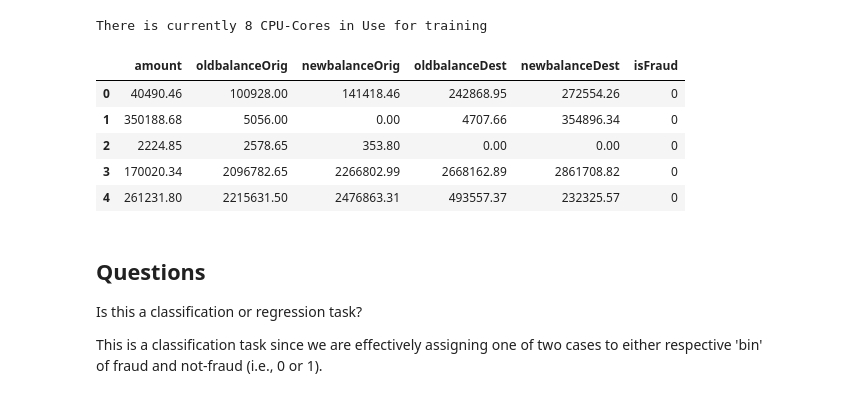
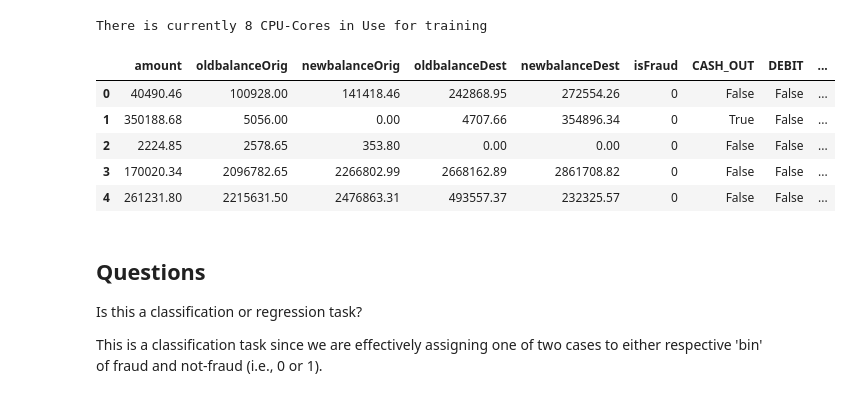
Before and after one commit to DataEden/The-Knowledge-House-2025, a Jupyter notebook: T-Labs/ML-Fraud-Detection/notebooks/model_train.ipynb, the cells around one changed output. Drawn from its saved outputs; the diff is of its cells as text; code cells hidden in the pictures.

```diff
--- a/T-Labs/ML-Fraud-Detection/notebooks/model_train.ipynb
+++ b/T-Labs/ML-Fraud-Detection/notebooks/model_train.ipynb
@@ -61,17 +61,17 @@ import seaborn as sns
 There is currently 8 CPU-Cores in Use for training
 # %%
 # read in csv file to pandas dataframe
-df_log_feauture = pd.read_csv("../data/log_feature_transforms.csv")
+df_baseline_hot_encode = pd.read_csv("../data/baseline_hot_encode.csv")
 # %%
 # first five rows
-df_baseline.head()
+df_baseline_hot_encode.head()
 # %% [output]
-|  | amount | oldbalanceOrig | newbalanceOrig | oldbalanceDest | newbalanceDest | isFraud |
-| 0 | 40490.46 | 100928.00 | 141418.46 | 242868.95 | 272554.26 | 0 |
-| 1 | 350188.68 | 5056.00 | 0.00 | 4707.66 | 354896.34 | 0 |
-| 2 | 2224.85 | 2578.65 | 353.80 | 0.00 | 0.00 | 0 |
-| 3 | 170020.34 | 2096782.65 | 2266802.99 | 2668162.89 | 2861708.82 | 0 |
-| 4 | 261231.80 | 2215631.50 | 2476863.31 | 493557.37 | 232325.57 | 0 |
+|  | amount | oldbalanceOrig | newbalanceOrig | oldbalanceDest | newbalanceDest | isFraud | CASH_OUT | DEBIT | ... |
+| 0 | 40490.46 | 100928.00 | 141418.46 | 242868.95 | 272554.26 | 0 | False | False | ... |
+| 1 | 350188.68 | 5056.00 | 0.00 | 4707.66 | 354896.34 | 0 | True | False | ... |
+| 2 | 2224.85 | 2578.65 | 353.80 | 0.00 | 0.00 | 0 | False | False | ... |
+| 3 | 170020.34 | 2096782.65 | 2266802.99 | 2668162.89 | 2861708.82 | 0 | False | False | ... |
+| 4 | 261231.80 | 2215631.50 | 2476863.31 | 493557.37 | 232325.57 | 0 | False | False | ... |
 # %% [markdown]
 ## Questions
 Is this a classification or regression task?
```
